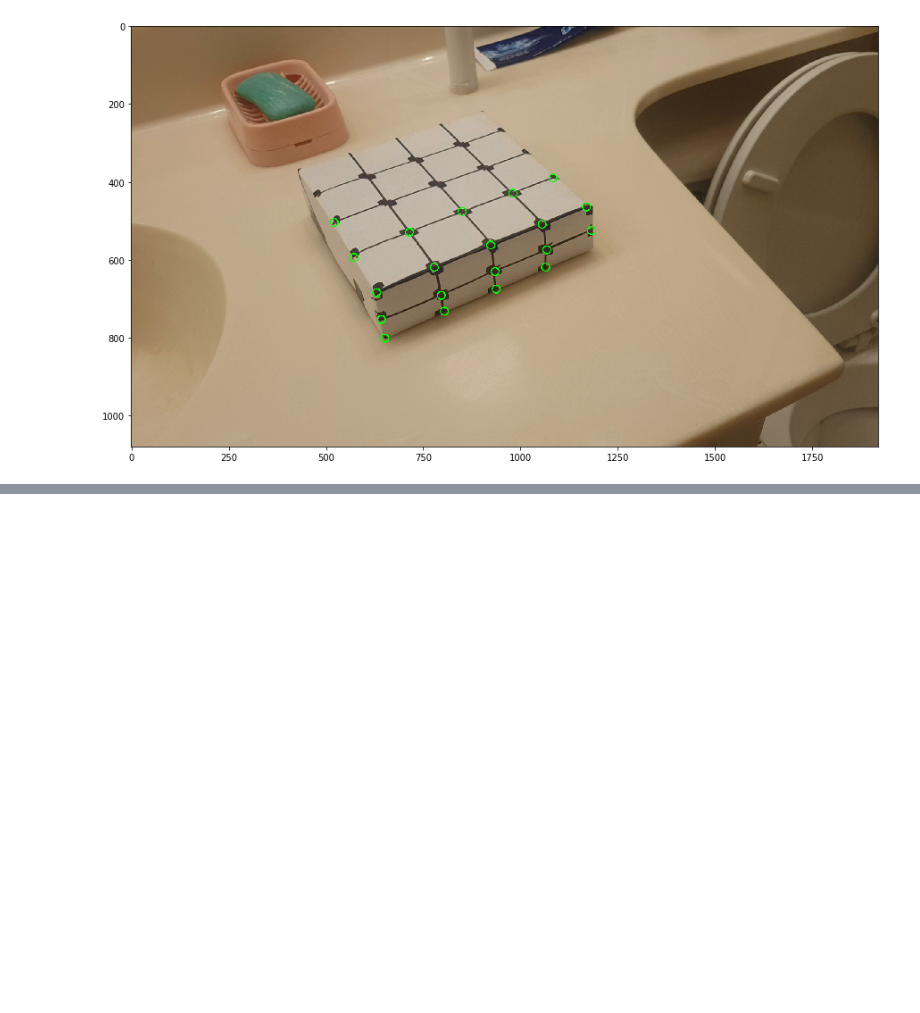
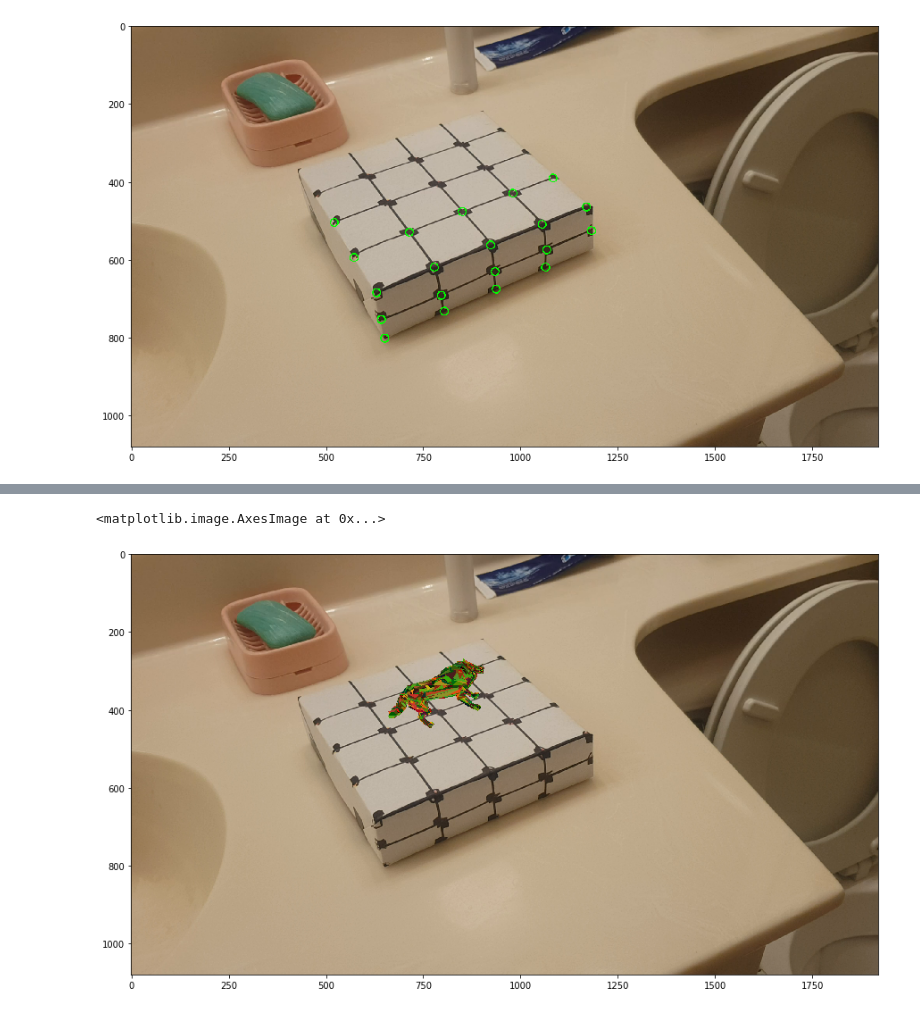
Before and after one commit to botkevin/sad_ar, a Jupyter notebook: Untitled.ipynb, the cells around one changed output, grey strips where cells are left out. Saved outputs shown, nothing was run; the diff lists cells and outputs as text; code cells hidden in the pictures; blank space fills up the shorter version.

```diff
--- a/Untitled.ipynb
+++ b/Untitled.ipynb
@@ -70,0 +112,33 @@ vwrite("data/cube2.mp4",np.asarray(new_frames))
+# %%
+import pickle
+# pickle.dump(Hs, open( "data/Hs.pkl", "wb" ) )
+Hs = pickle.load( open( "data/Hs.pkl", "rb" ) )
+# %%
+obj = ol.OBJ('data/wolf.obj')
+# %%
+def render(img, obj, projection, position, scale=.01, color=False):
+    vertices = obj.vertices
+    scale_matrix = np.eye(3) * scale
+    h, w, z = position
+
+    for face in obj.faces:
+        face_vertices = face[0]
+        points = np.array([vertices[vertex - 1] for vertex in face_vertices])
+        points = np.dot(points, scale_matrix)
+        # render model in the middle of the reference surface. To do so,
+        # model points must be displaced
+        points = np.array([[p[0]+w, p[1]+h, p[2]+z] for p in points])
+        dst = pc.warp_points(points, projection)
+        imgpts = np.int32(dst)
+        if color is False:
+#             r = hash(np.asarray(face).tostring())
+            r = int(np.sum(face[-1])**4)
+            c = (r%243, r%179, r%52)
+#             print (c)
+            cv2.fillConvexPoly(img, imgpts, c)
+        else:
+            color = hex_to_rgb(face[-1])
+            color = color[::-1] # reverse
+            cv2.fillConvexPoly(img, imgpts, color)
+
+    return img
@@ -70,0 +155,7 @@ vwrite("data/cube2.mp4",np.asarray(new_frames))
+# %%
+render_img = render(vid[0].copy(), obj, Hs[0], (10,10,2))
+# %%
+plt.imshow (render_img)
+# %% [output]
+<matplotlib.image.AxesImage at 0x...>
+[figure, added]
```
Also changed, not shown: parts of 15 cells of this notebook, 2 other files.
